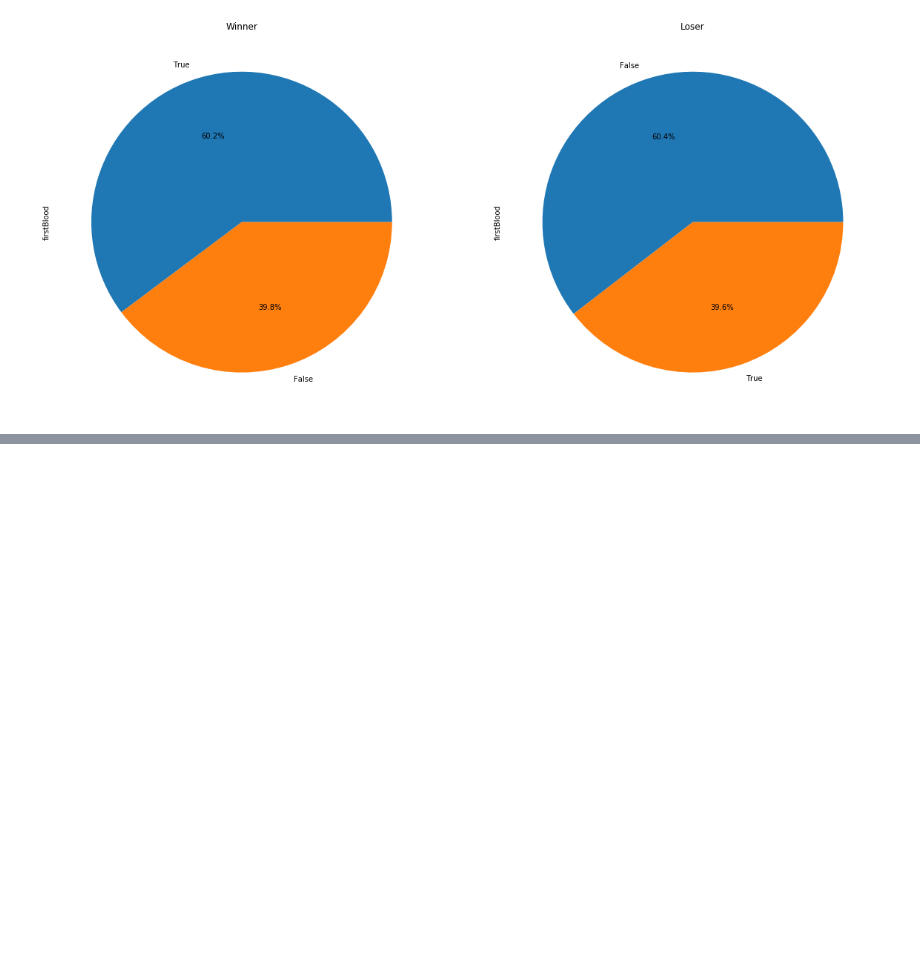
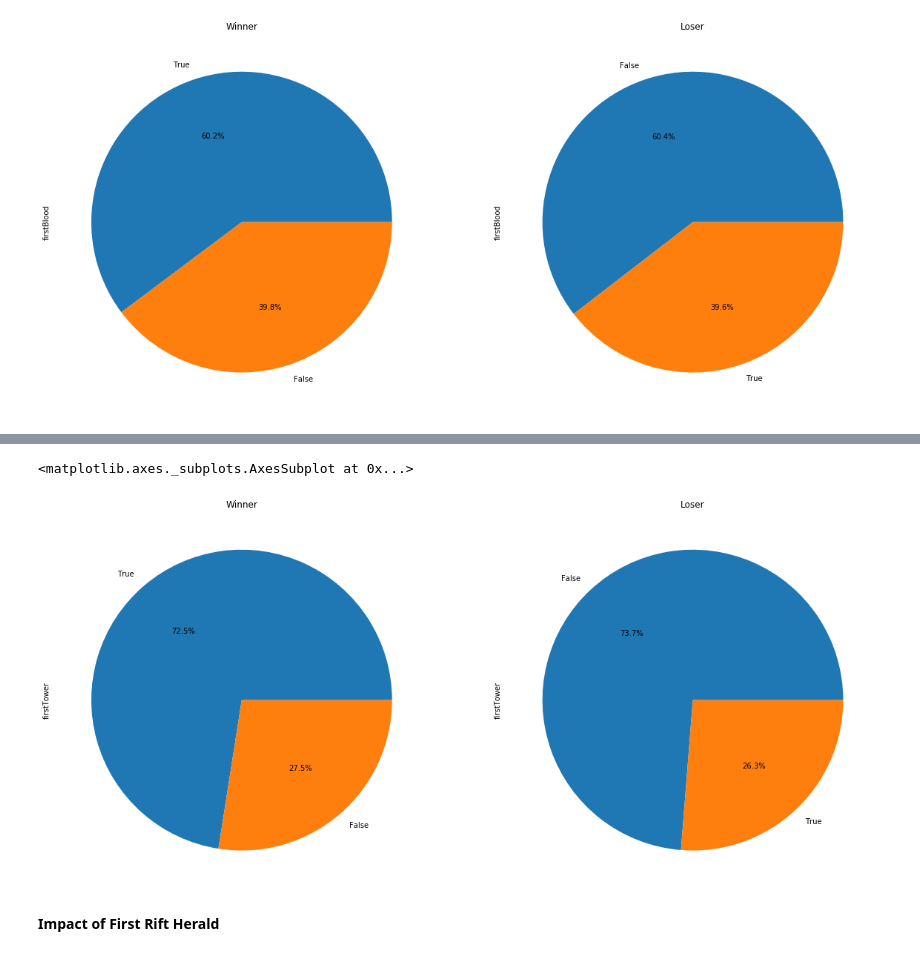
Before and after one commit to ErikSugawara/lol-ranked-kr, a Jupyter notebook: lol-ranked-kr.ipynb, the cells around one changed output, grey strips where cells are left out. Cells and saved outputs as stored; diff of their text form; code cells hidden in the pictures; blank space fills up the shorter version.

```diff
--- a/lol-ranked-kr.ipynb
+++ b/lol-ranked-kr.ipynb
@@ -69,0 +68,11 @@ fb_loser.plot.pie(ax=ax_2, title = 'Loser', autopct='%1.1f%%')
+# %%
+fig = plt.figure(figsize=(20,10))
+ax_5 = fig.add_subplot(1,2,1)
+ft_winner.plot.pie(ax=ax_5, title = 'Winner', autopct='%1.1f%%')
+ax_6 = fig.add_subplot(1,2,2)
+ft_loser.plot.pie(ax=ax_6, title = 'Loser', autopct='%1.1f%%')
+# %% [output]
+<matplotlib.axes._subplots.AxesSubplot at 0x...>
+[figure, added]
+# %% [markdown]
+__Impact of First Rift Herald__
```
Also changed, not shown: parts of 23 cells of this notebook.
